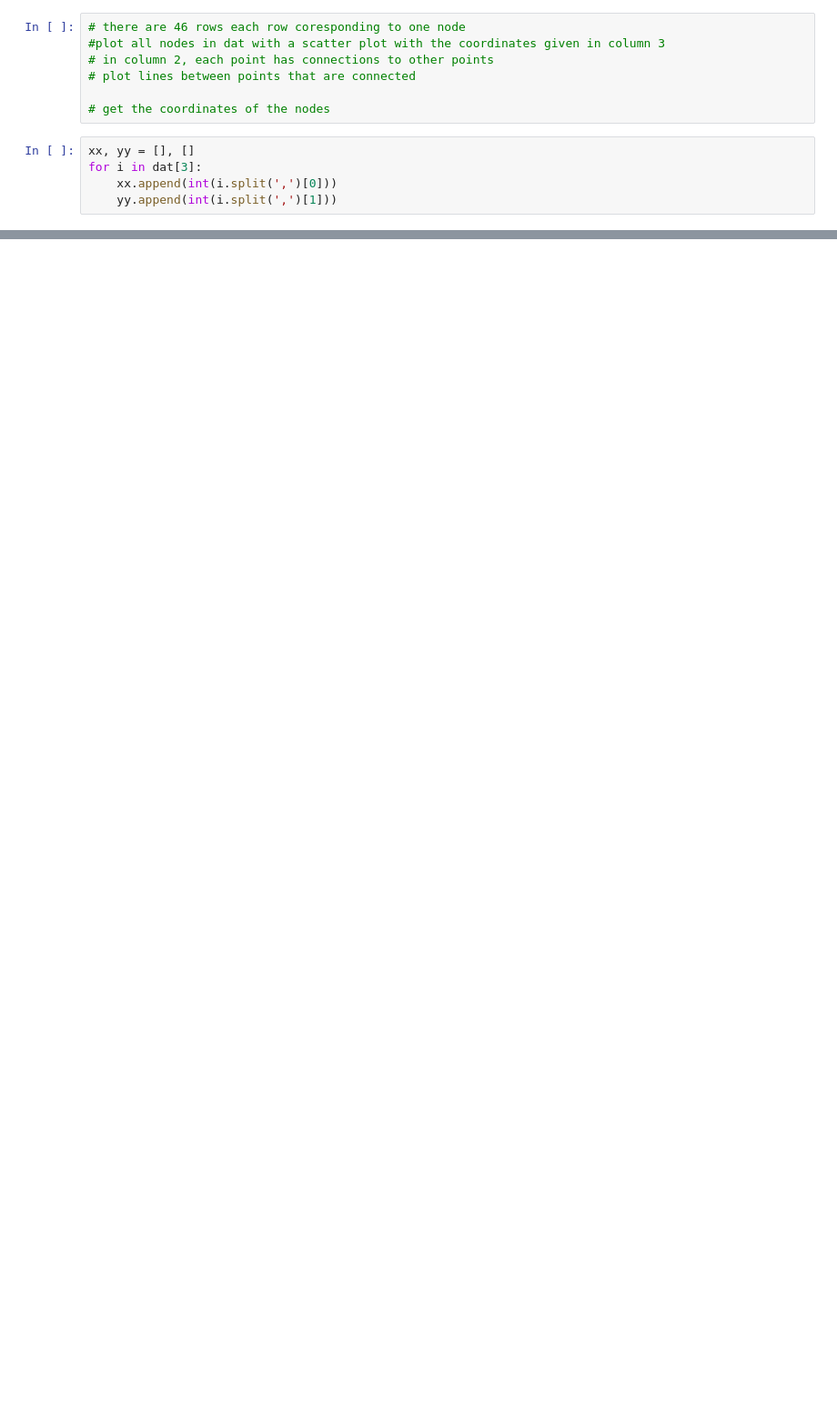
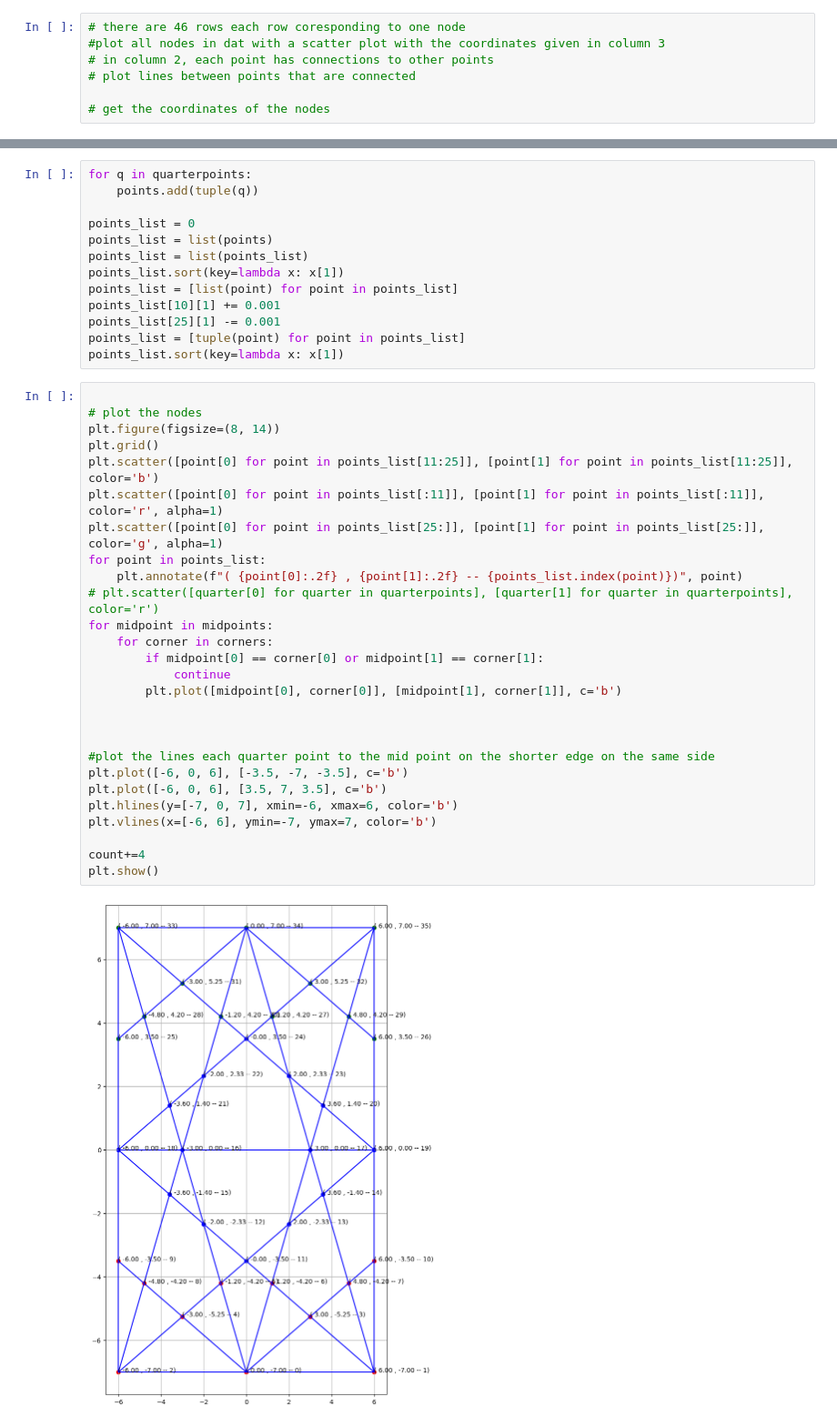
Before and after one commit to DarkWake9/p_checkers, a Jupyter notebook: parts.ipynb, the cells around one changed output, grey strips where cells are left out. Shown at 91% size. Cells and saved outputs as stored; diff of their text form; blank space fills up the shorter version.

```diff
--- a/parts.ipynb
+++ b/parts.ipynb
@@ -31,8 +9,3 @@ dat
 # plot lines between points that are connected
 
 # get the coordinates of the nodes
-# %%
-xx, yy = [], []
-for i in dat[3]:
-    xx.append(int(i.split(',')[0]))
-    yy.append(int(i.split(',')[1]))
@@ -256,0 +183,42 @@ mid_quarter_lines
+# %%
+for q in quarterpoints:
+    points.add(tuple(q))
+
+points_list = 0
+points_list = list(points)
+points_list = list(points_list)
+points_list.sort(key=lambda x: x[1])
+points_list = [list(point) for point in points_list]
+points_list[10][1] += 0.001
+points_list[25][1] -= 0.001
+points_list = [tuple(point) for point in points_list]
+points_list.sort(key=lambda x: x[1])
+# %%
+
+# plot the nodes
+plt.figure(figsize=(8, 14))
+plt.grid()
+plt.scatter([point[0] for point in points_list[11:25]], [point[1] for point in points_list[11:25]], color='b')
+plt.scatter([point[0] for point in points_list[:11]], [point[1] for point in points_list[:11]], color='r', alpha=1)
+plt.scatter([point[0] for point in points_list[25:]], [point[1] for point in points_list[25:]], color='g', alpha=1)
+for point in points_list:
+    plt.annotate(f"( {point[0]:.2f} , {point[1]:.2f} -- {points_list.index(point)})", point)
+# plt.scatter([quarter[0] for quarter in quarterpoints], [quarter[1] for quarter in quarterpoints], color='r')
+for midpoint in midpoints:
+    for corner in corners:
+        if midpoint[0] == corner[0] or midpoint[1] == corner[1]:
+            continue
+        plt.plot([midpoint[0], corner[0]], [midpoint[1], corner[1]], c='b')
+
+
+
+#plot the lines each quarter point to the mid point on the shorter edge on the same side
+plt.plot([-6, 0, 6], [-3.5, -7, -3.5], c='b')
+plt.plot([-6, 0, 6], [3.5, 7, 3.5], c='b')
+plt.hlines(y=[-7, 0, 7], xmin=-6, xmax=6, color='b')
+plt.vlines(x=[-6, 6], ymin=-7, ymax=7, color='b')
+
+count+=4
+plt.show()
+# %% [output]
+[figure, added]
```
Also changed, not shown: parts of 20 cells of this notebook, 5 other files.
